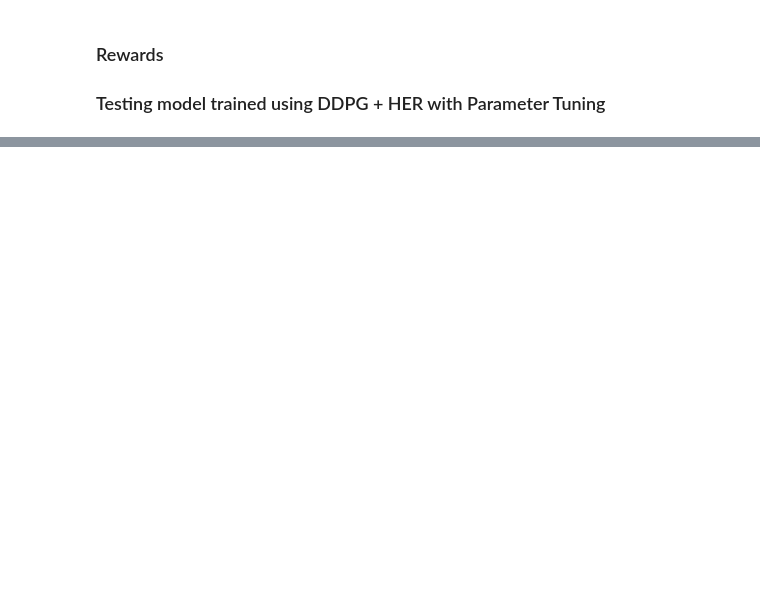
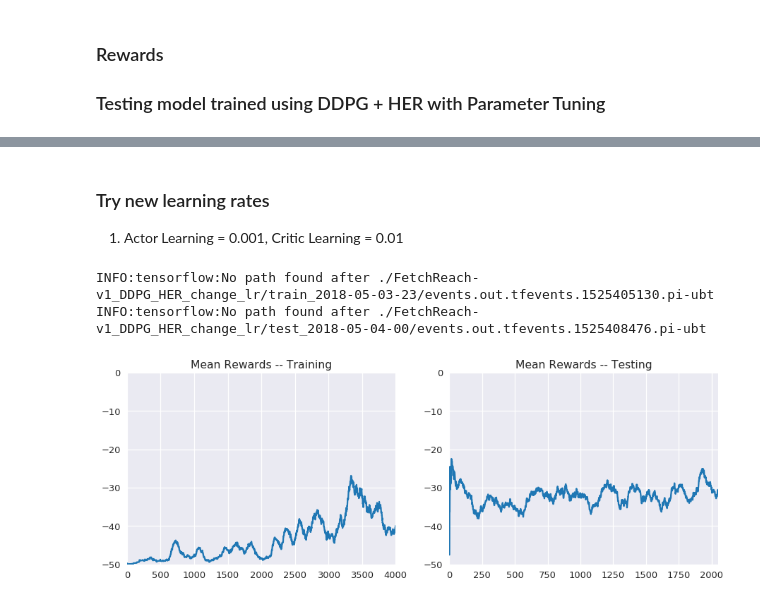
Before and after one commit to pipatth/robot-rl-cscie89, a Jupyter notebook: Reward_Analysis_DDPG_HER_Tuning.ipynb, the cells around one changed output, grey strips where cells are left out. Cells and saved outputs as stored; diff of their text form; code cells hidden in the pictures; blank space fills up the shorter version.

```diff
--- a/Reward_Analysis_DDPG_HER_Tuning.ipynb
+++ b/Reward_Analysis_DDPG_HER_Tuning.ipynb
@@ -27,29 +126,31 @@ def getReward(log_dir):
+# %% [markdown]
+### Try new learning rates
+
+1. Actor Learning = 0.001, Critic Learning = 0.01
 # %%
 # load
-log_dir = './FetchReach-v1_DDPG_HER_PER'
+log_dir = './FetchReach-v1_DDPG_HER_change_lr'
 train_paths = [p for p in os.listdir(log_dir) if p.startswith('train_')]
 train_paths.sort()
 test_paths = [p for p in os.listdir(log_dir) if p.startswith('test_')]
 test_paths.sort()
 
-# look at first + second training sessions, first test session
-df_train1 = getReward(os.path.join(log_dir, train_paths[0]))
-df_train2 = getReward(os.path.join(log_dir, train_paths[1]))
-df_train = pd.concat((df_train1, df_train2), ignore_index=True)
+# look at first training session, first test session
+df_train = getReward(os.path.join(log_dir, train_paths[0]))
 df_test = getReward(os.path.join(log_dir, test_paths[0]))
-
-# recompute training reward after concatenation
-df_train['MeanReward'] = df_train['Reward'].rolling(window=100, min_periods=2).mean()
-df_train['SD'] = df_train['Reward'].rolling(window=200, min_periods=2).std()
 
 # plot reward
 sns.set_style('darkgrid')
 sns.set_context("talk")
 f, axs = plt.subplots(1, 2, figsize=(15, 5))
 sns.tsplot(df_train['MeanReward'], ax=axs[0])
 sns.tsplot(df_test['MeanReward'], ax=axs[1])
 axs[0].set_title('Mean Rewards -- Training')
 axs[1].set_title('Mean Rewards -- Testing')
-
-plt.ylim(-50, 0)
+axs[0].set_ylim(-50, 0)
+axs[1].set_ylim(-50, 0)
 plt.show()
+# %% [output]
+INFO:tensorflow:No path found after ./FetchReach-v1_DDPG_HER_change_lr/train_2018-05-03-23/events.out.tfevents.1525405130.pi-ubt
+INFO:tensorflow:No path found after ./FetchReach-v1_DDPG_HER_change_lr/test_2018-05-04-00/events.out.tfevents.1525408476.pi-ubt
+[figure, added]
```
Also changed, not shown: parts of 4 cells of this notebook, 16 other files.
